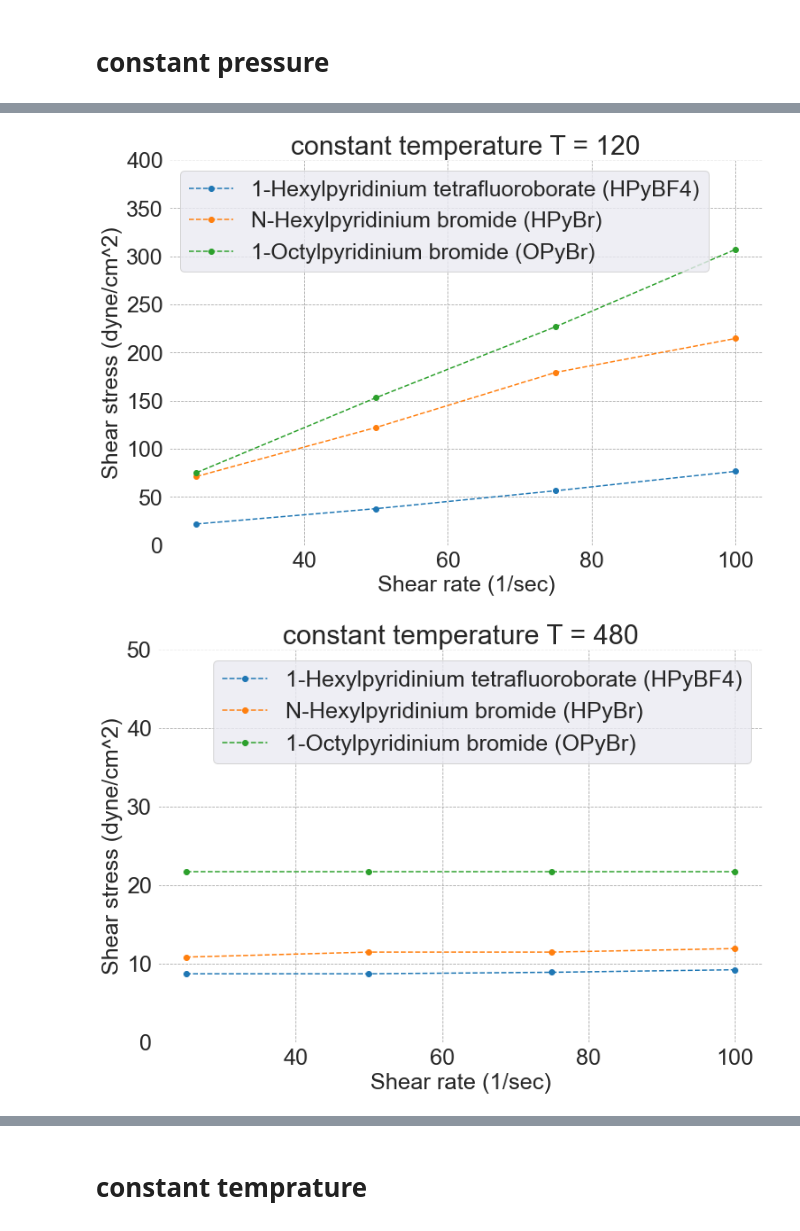
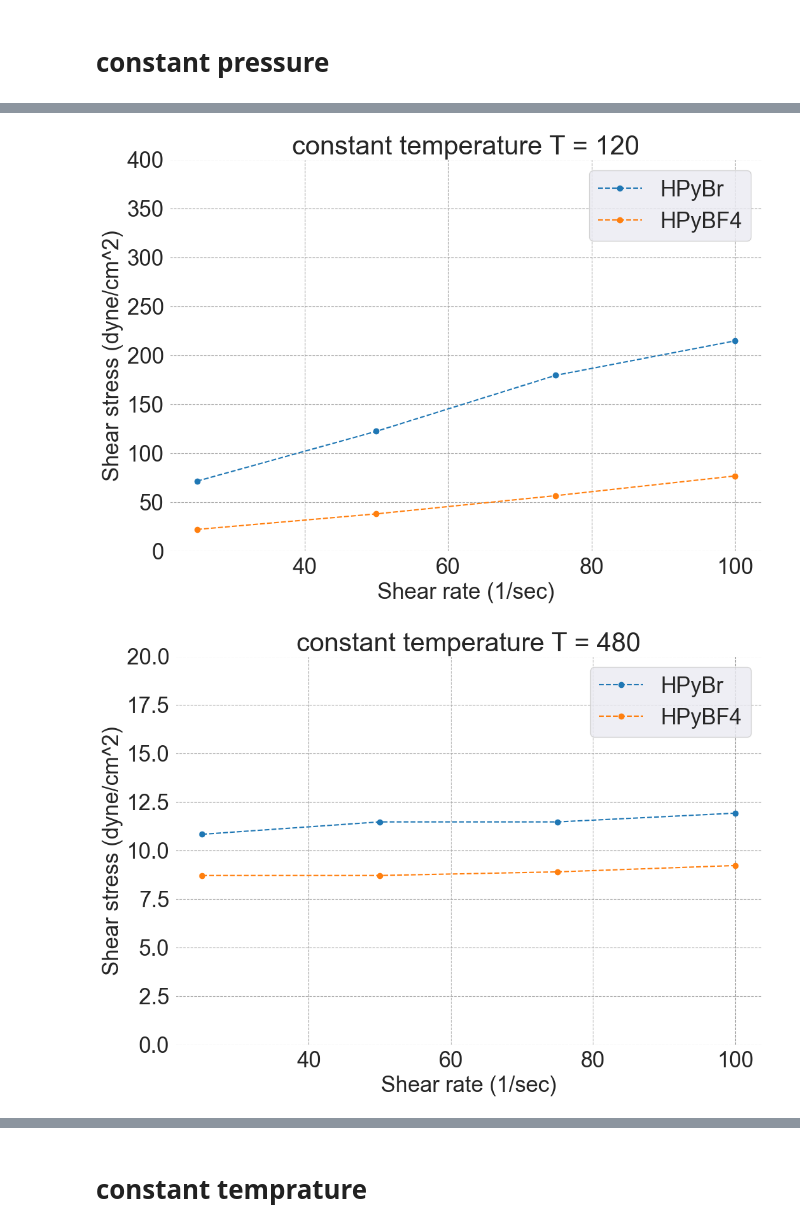
Before and after one commit to Atashnezhad/hpht, a Jupyter notebook: P05.ipynb, the cells around one changed output, grey strips where cells are left out. Cells and saved outputs as stored; diff of their text form; code cells hidden in the pictures.

```diff
--- a/P05.ipynb
+++ b/P05.ipynb
@@ -7,14 +7,14 @@ from main import MyPlot
 # constant pressure
 # %%
 mapping_dict = {
-    "HPyBF4_CP": "1-Hexylpyridinium tetrafluoroborate (HPyBF4)",
-    "HPyBr_CP": "N-Hexylpyridinium bromide (HPyBr)",
-    "OPyBr_CP": "1-Octylpyridinium bromide (OPyBr)",
-    "HPyBF4_CT": "1-Hexylpyridinium tetrafluoroborate (HPyBF4)",
-    "HPyBr_CT": "N-Hexylpyridinium bromide (HPyBr)",
-    "BMIMBr_CP_CT": "1-Butyl-3-methylimidazolium bromide (BMIMBr)",
-    "BMIMBr_CT": "1-Butyl-3-methylimidazolium bromide (BMIMBr)",
-    "DES117_CP": "ChCl-MgCl2(6H2O) (DES117)"
+    "HPyBF4_CP": "HPyBF4",
+    "HPyBr_CP": "HPyBr",
+    # "OPyBr_CP": "1-Octylpyridinium bromide (OPyBr)",
+    "HPyBF4_CT": "HPyBF4",
+    "HPyBr_CT": "HPyBr",
+    # "BMIMBr_CP_CT": "1-Butyl-3-methylimidazolium bromide (BMIMBr)",
+    # "BMIMBr_CT": "1-Butyl-3-methylimidazolium bromide (BMIMBr)",
+    # "DES117_CP": "ChCl-MgCl2(6H2O) (DES117)"
 }
 
 # read data from the data folder
@@ -49,7 +49,7 @@ obj = MyPlot()
 my_dict = obj.plot_data_4(
     data,
 
-    il_names=["HPyBF4_CP", "HPyBr_CP", "OPyBr_CP"],
+    il_names=["HPyBr_CP", "HPyBF4_CP"],
     grouop_by_parameter=("T", 120),
 
     # il_names=["HPyBF4_CT", "HPyBr_CT"],
@@ -63,27 +63,27 @@ my_dict = obj.plot_data_4(
     y_label="Shear stress (dyne/cm^2)",
 )
 # %% [output]
-[figure, old version]
+[figure, new version]
 # %%
 obj = MyPlot()
 my_dict = obj.plot_data_4(
     data,
 
-    il_names=["HPyBF4_CP", "HPyBr_CP", "OPyBr_CP"],
+    il_names=["HPyBr_CP", "HPyBF4_CP"],
     grouop_by_parameter=("T", 480),
 
     # il_names=["HPyBF4_CT", "HPyBr_CT"],
     # grouop_by_parameter=("P", 1800),
 
     font_size=25,
     maping_dict=mapping_dict,
     title="constant temperature",
-    y_lim=(0, 50),
+    y_lim=(0, 20),
     x_label="Shear rate (1/sec)",
     y_label="Shear stress (dyne/cm^2)",
 )
 # %% [output]
-[figure, old version]
+[figure, new version]
 # %%
 obj = MyPlot()
 my_dict = obj.plot_data_4(
```
Also changed, not shown: parts of 10 cells of this notebook, 3 other files.
